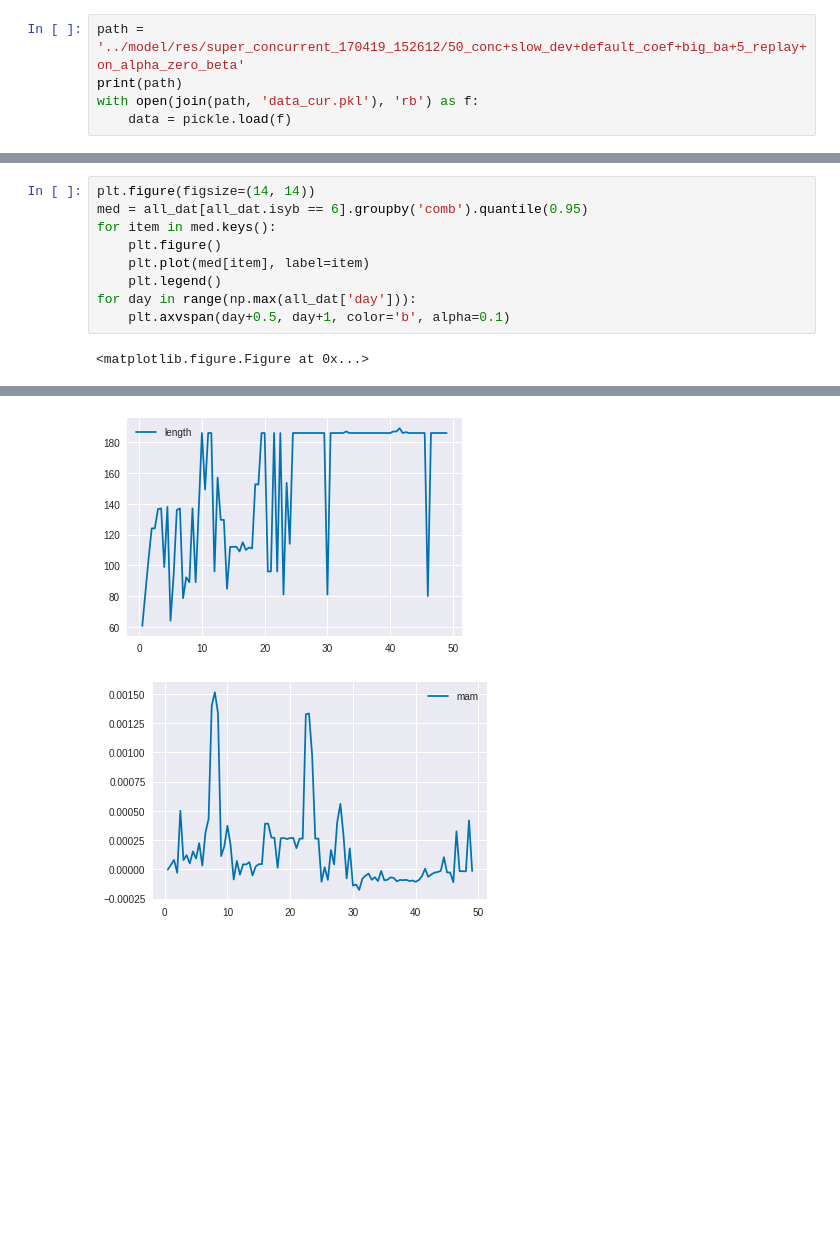
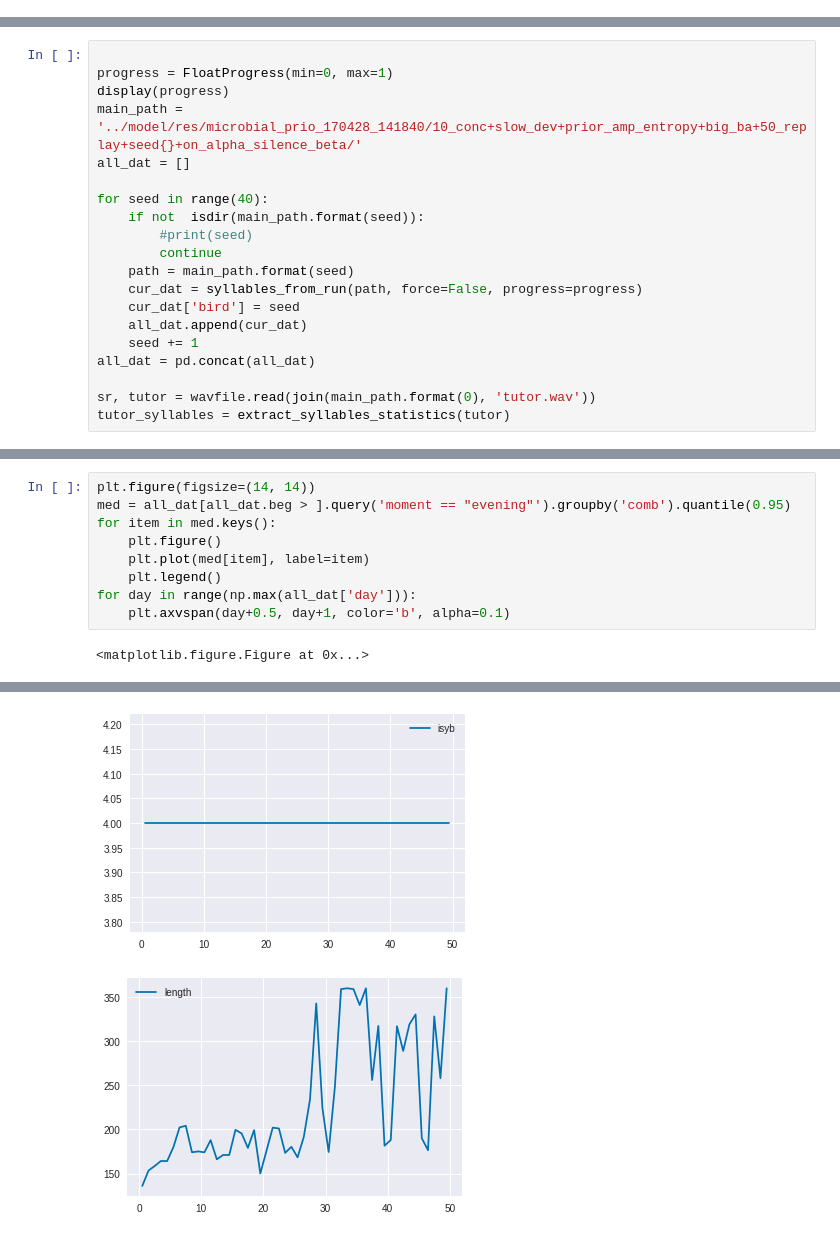
Before and after one commit to PaulEcoffet/birdsonglearningmodel, a Jupyter notebook: analysis/Syllables_analysis.ipynb, the cells around one changed output, grey strips where cells are left out. Saved outputs shown, nothing was run; the diff lists cells and outputs as text; blank space fills up the shorter version.

```diff
--- a/analysis/Syllables_analysis.ipynb
+++ b/analysis/Syllables_analysis.ipynb
@@ -19,8 +23,3 @@ from song_model import SongModel
 
 sns.set_palette('colorblind')
 %matplotlib inline
-# %%
-path = '../model/res/super_concurrent_170419_152612/50_conc+slow_dev+default_coef+big_ba+5_replay+on_alpha_zero_beta'
-print(path)
-with open(join(path, 'data_cur.pkl'), 'rb') as f:
-    data = pickle.load(f)
@@ -103,0 +26,20 @@ plot_dat = all_dat.query("(day == {first_day} and moment == 'evening' and isyb =
+# %%
+
+progress = FloatProgress(min=0, max=1)
+display(progress)
+main_path = '../model/res/microbial_prio_170428_141840/10_conc+slow_dev+prior_amp_entropy+big_ba+50_replay+seed{}+on_alpha_silence_beta/'
+all_dat = []
+
+for seed in range(40):
+    if not  isdir(main_path.format(seed)):
+        #print(seed)
+        continue
+    path = main_path.format(seed)
+    cur_dat = syllables_from_run(path, force=False, progress=progress)
+    cur_dat['bird'] = seed
+    all_dat.append(cur_dat)
+    seed += 1
+all_dat = pd.concat(all_dat)
+
+sr, tutor = wavfile.read(join(main_path.format(0), 'tutor.wav'))
+tutor_syllables = extract_syllables_statistics(tutor)
@@ -113,6 +92,6 @@ g.add_legend()
 # %%
 plt.figure(figsize=(14, 14))
-med = all_dat[all_dat.isyb == 6].groupby('comb').quantile(0.95)
+med = all_dat[all_dat.beg > ].query('moment == "evening"').groupby('comb').quantile(0.95)
 for item in med.keys():
     plt.figure()
     plt.plot(med[item], label=item)
@@ -129,2 +108,2 @@ for day in range(np.max(all_dat['day'])):
-[figure, old version]
+[figure, new version]
-[figure, old version]
+[figure, new version]
```
Also changed, not shown: parts of 30 cells of this notebook, 4 other files.
